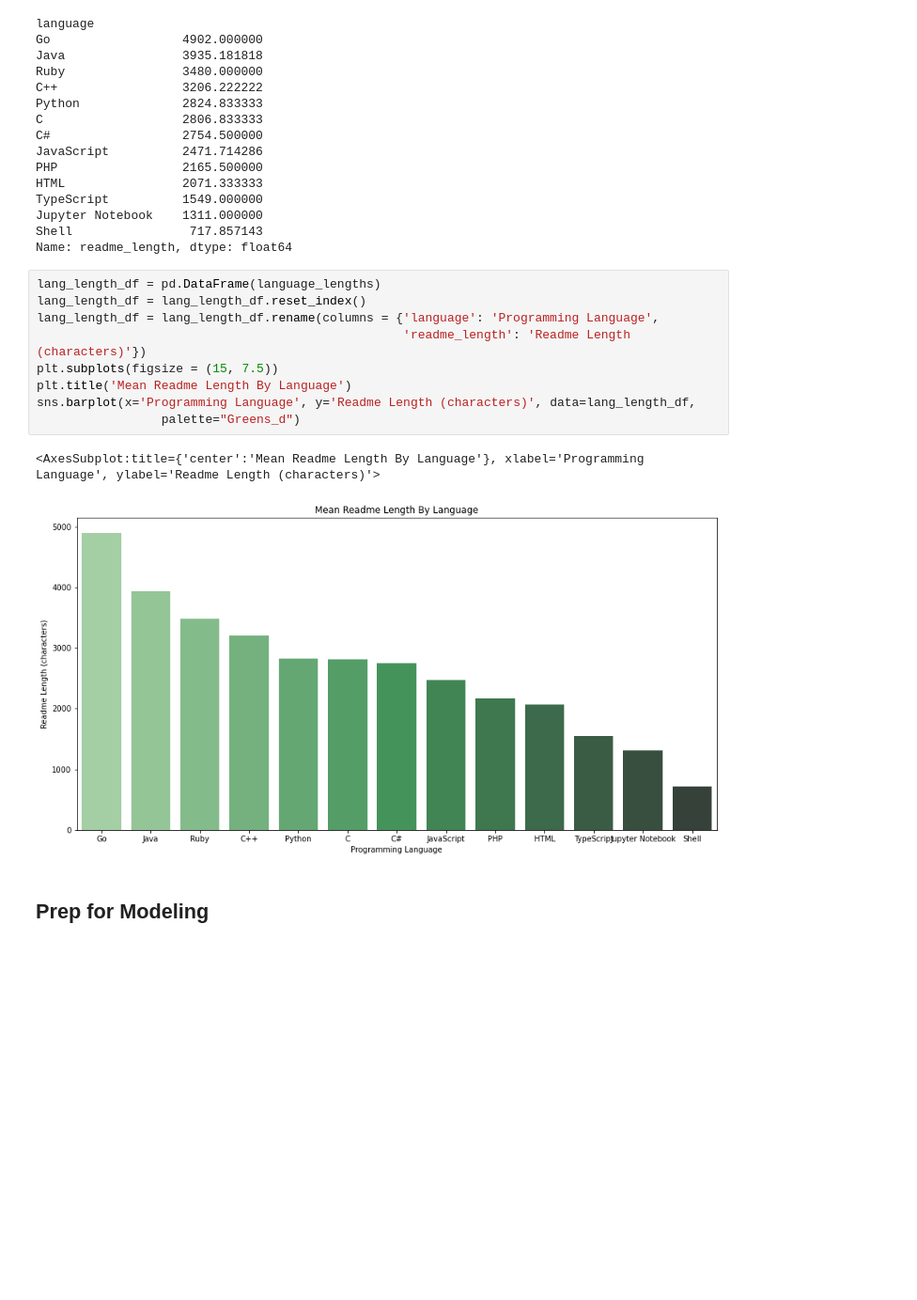
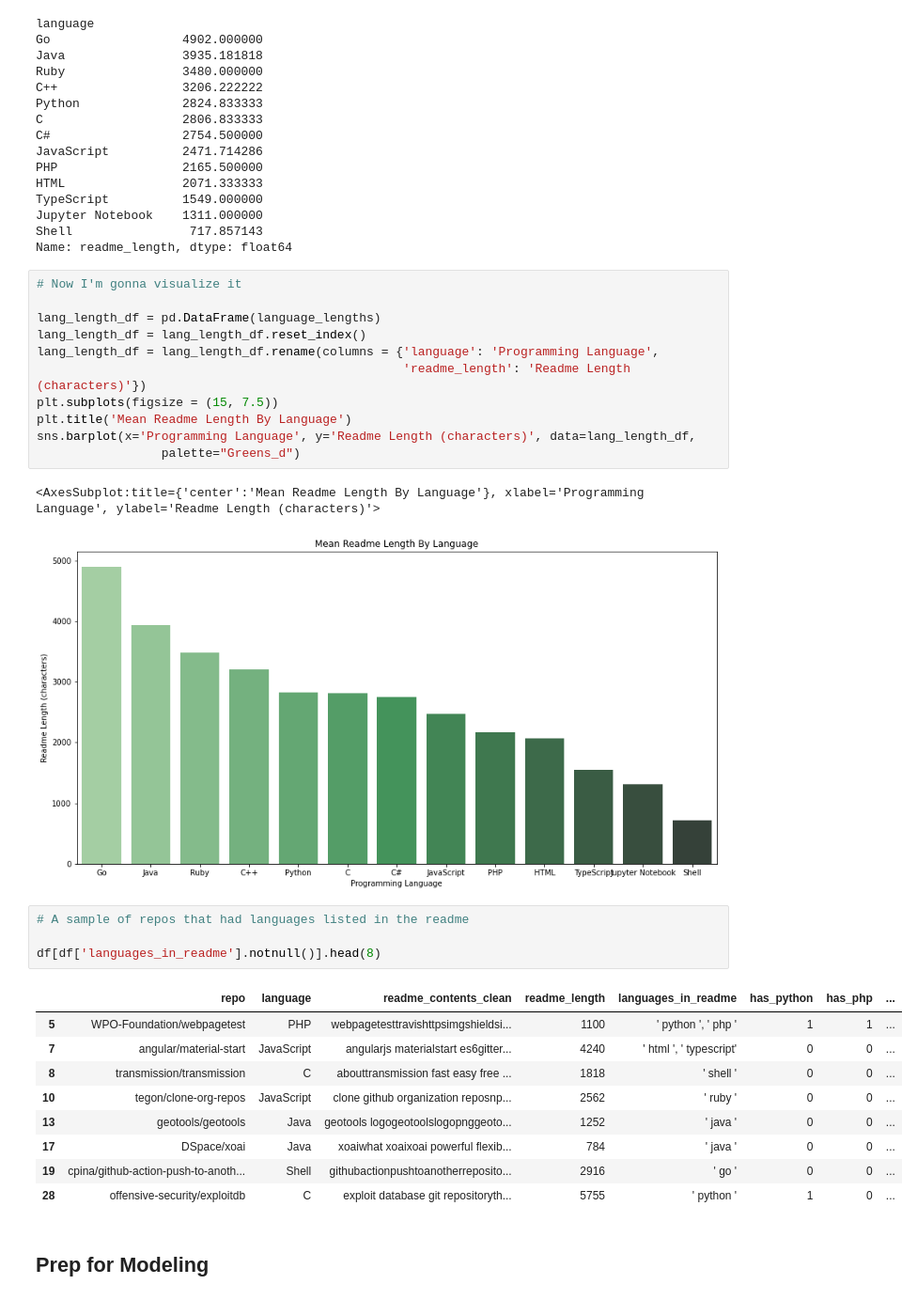
Before and after one commit to Sam-keeler/natural-language-processing, a Jupyter notebook: nlp-project.ipynb, the cells around one changed output. Shown: that part at 94% size. Cells and saved outputs as stored; diff of their text form; blank space fills up the shorter version.

Commit message:
Adding "languages in readme" demonstration

```diff
--- a/nlp-project.ipynb
+++ b/nlp-project.ipynb
@@ -235,6 +235,8 @@ Jupyter Notebook    1311.000000
 Shell                717.857143
 Name: readme_length, dtype: float64
 # %%
+# Now I'm gonna visualize it
+
 lang_length_df = pd.DataFrame(language_lengths)
 lang_length_df = lang_length_df.reset_index()
 lang_length_df = lang_length_df.rename(columns = {'language': 'Programming Language',
@@ -246,6 +248,20 @@ sns.barplot(x='Programming Language', y='Readme Length (characters)', data=lang_
 # %% [output]
 <AxesSubplot:title={'center':'Mean Readme Length By Language'}, xlabel='Programming Language', ylabel='Readme Length (characters)'>
 [figure]
+# %%
+# A sample of repos that had languages listed in the readme
+
+df[df['languages_in_readme'].notnull()].head(8)
+# %% [output]
+|  | repo | language | readme_contents_clean | readme_length | languages_in_readme | has_python | has_php | ... |
+| 5 | WPO-Foundation/webpagetest | PHP | webpagetesttravishttpsimgshieldsi... | 1100 | ' python ', ' php ' | 1 | 1 | ... |
+| 7 | angular/material-start | JavaScript | angularjs materialstart es6gitter... | 4240 | ' html ', ' typescript' | 0 | 0 | ... |
+| 8 | transmission/transmission | C | abouttransmission fast easy free ... | 1818 | ' shell ' | 0 | 0 | ... |
+| 10 | tegon/clone-org-repos | JavaScript | clone github organization reposnp... | 2562 | ' ruby ' | 0 | 0 | ... |
+| 13 | geotools/geotools | Java | geotools logogeotoolslogopnggeoto... | 1252 | ' java ' | 0 | 0 | ... |
+| 17 | DSpace/xoai | Java | xoaiwhat xoaixoai powerful flexib... | 784 | ' java ' | 0 | 0 | ... |
+| 19 | cpina/github-action-push-to-anoth... | Shell | githubactionpushtoanotherreposito... | 2916 | ' go ' | 0 | 0 | ... |
+| 28 | offensive-security/exploitdb | C | exploit database git repositoryth... | 5755 | ' python ' | 1 | 0 | ... |
 # %% [markdown]
 ## Prep for Modeling
 # %%
```
Also changed, not shown: parts of 2 cells of this notebook.
